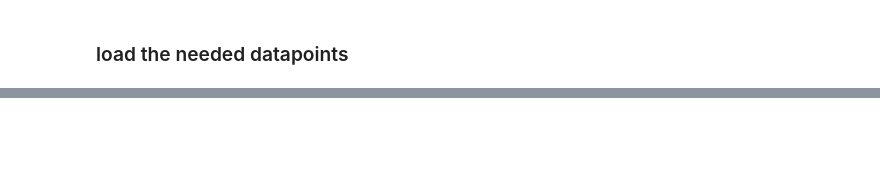
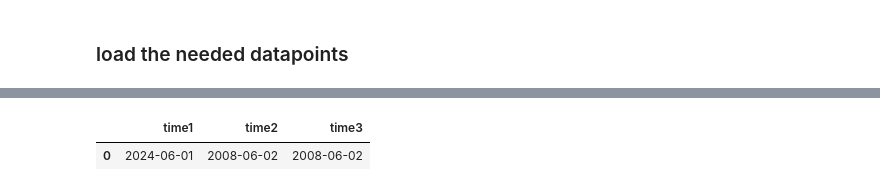
Before and after one commit to minhsueh/data-science-assessment, a Jupyter notebook: ML_Assessment_Notebook.ipynb, the cells around one changed output, grey strips where cells are left out. Cells and saved outputs as stored; diff of their text form; code cells hidden in the pictures; blank space fills up the shorter version.

```diff
--- a/ML_Assessment_Notebook.ipynb
+++ b/ML_Assessment_Notebook.ipynb
@@ -133,0 +327,36 @@ import osgeo.gdal
+# %%
+def date_formatter(raw_df: pd.DataFrame, time_config: dict, logger=None):
+    """
+    Adds a new 'geometry' column containing `shapely.geometry.Point` objects based on the given
+    latitude and longitude columns.
+
+    Args:
+        raw_df (pd.DataFrame): The input DataFrame to modify.
+        time_config (dict[str, str]): A dictionary where each key is a column name in `df`,
+            and the corresponding value is the time format.
+        logger (Any): A logger object used to record error and warning messages.
+
+    Returns:
+        pd.DataFrame: The modified DataFrame.
+    """
+    df = raw_df.copy()
+
+    for column, time_format in time_config.items():
+        if column not in df.columns:
+            if logger:
+                logger.warning(f"Column '{column}' not found in DataFrame. Skipping...")
+            warnings.warn(f"Column '{column}' not found in DataFrame. Skipping...")
+            continue
+
+        try:
+            df[column] = pd.to_datetime(df[column], format=time_format)
+
+        except Exception as e:
+            if logger:
+                logger.error(
+                    f"Error converting column '{column}' with format {time_format}. {str(e)}."
+                )
+            raise ValueError(
+                    f"Error converting column '{column}' with format {time_format}. {str(e)}."
+                )
+    return df
@@ -133,0 +378,12 @@ import osgeo.gdal
+# %%
+test_time_df = pd.DataFrame({'time1': ['2024-06-01'], 'time2': ['06-02-08'], 'time3': ['06_02_08']})
+time_config = {
+    'time1': '%Y-%m-%d',
+    'time2': '%m-%d-%y',
+    'time3': '%m_%d_%y',
+}
+test_time_df_1 = date_formatter(test_time_df, time_config)
+test_time_df_1
+# %% [output]
+|  | time1 | time2 | time3 |
+| 0 | 2024-06-01 | 2008-06-02 | 2008-06-02 |
```
Also changed, not shown: parts of 60 cells of this notebook, 8 other files.
